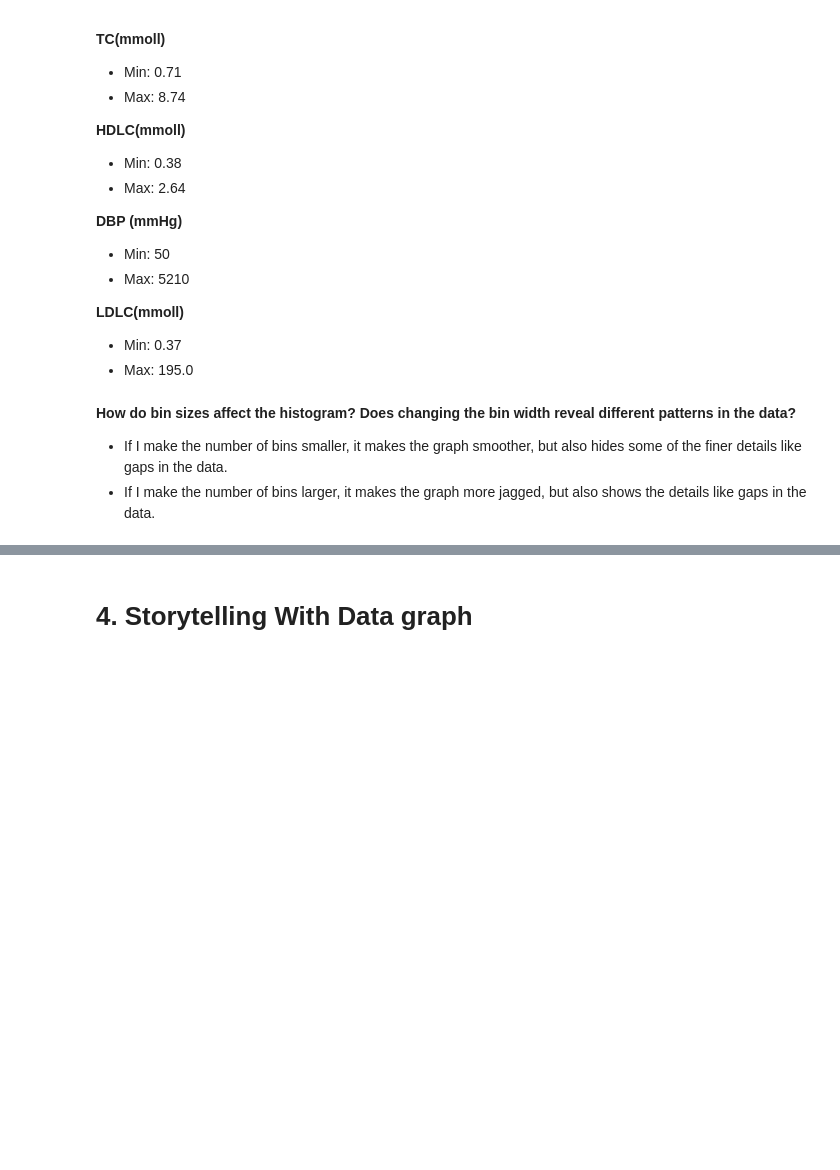
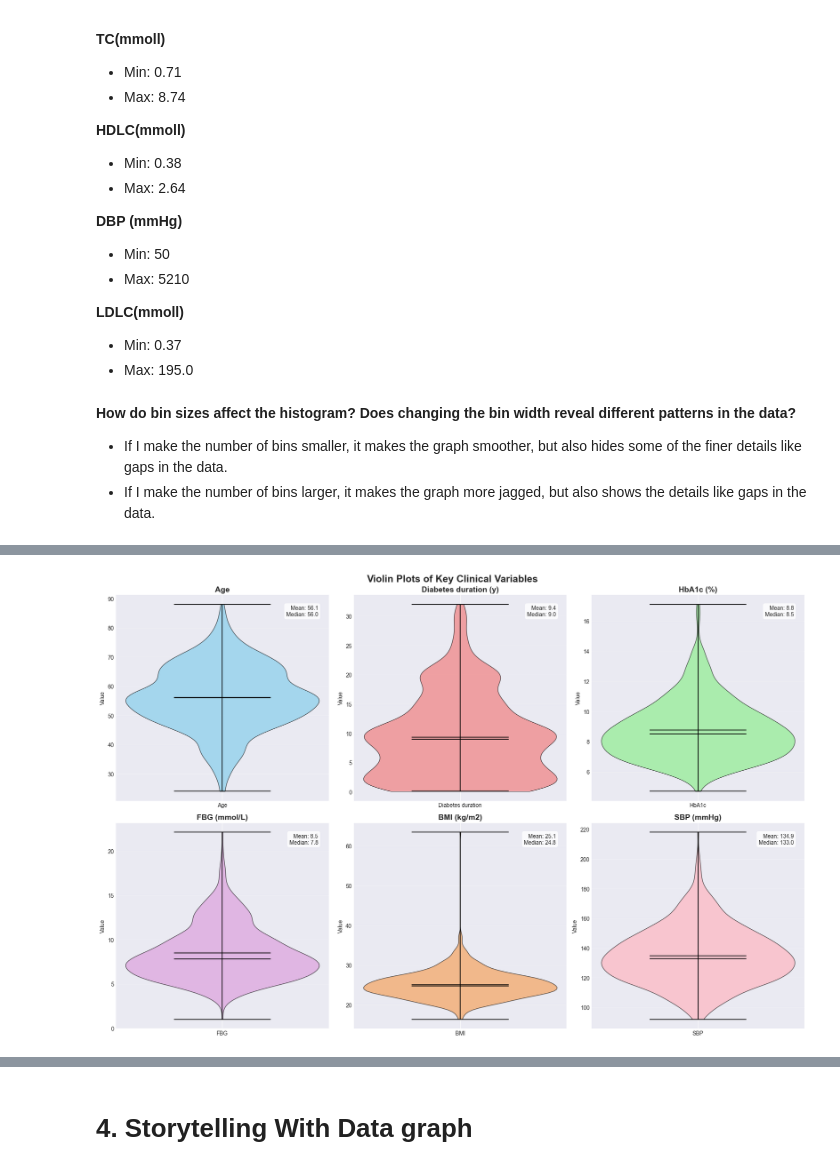
Before and after one commit to reynolkb-bu/bu-cds-dx699-2025-summer, a Jupyter notebook: notebooks/week-4/OMDS-ModB2-Week4-Reynolds-Kyle.ipynb, the cells around one changed output, grey strips where cells are left out. Saved outputs shown, nothing was run; the diff lists cells and outputs as text; code cells hidden in the pictures; blank space fills up the shorter version.

```diff
--- a/notebooks/week-4/OMDS-ModB2-Week4-Reynolds-Kyle.ipynb
+++ b/notebooks/week-4/OMDS-ModB2-Week4-Reynolds-Kyle.ipynb
@@ -346,0 +351,43 @@ plt.show()
+# %%
+fig, axes = plt.subplots(2, 3, figsize=(18, 12))
+fig.suptitle('Violin Plots of Key Clinical Variables', fontsize=18, fontweight='bold')
+
+violin_vars = ['Age', 'Diabetes duration (y)', 'HbA1c (%)', 'FBG (mmol/L)', 'BMI (kg/m2)', 'SBP (mmHg)']
+colors = ['skyblue', 'lightcoral', 'lightgreen', 'plum', 'sandybrown', 'lightpink']
+
+axes = axes.flatten()
+
+for idx, (col, color) in enumerate(zip(violin_vars, colors)):
+    data = df[col].dropna()
+
+    parts = axes[idx].violinplot([data], positions=[1], showmeans=True, showmedians=True, showextrema=True)
+
+    for pc in parts['bodies']:
+        pc.set_facecolor(color)
+        pc.set_alpha(0.7)
+        pc.set_edgecolor('black')
+
+    for partname in ('cbars', 'cmins', 'cmaxes', 'cmedians', 'cmeans'):
+        if partname in parts:
+            vp = parts[partname]
+            vp.set_edgecolor('black')
+            vp.set_linewidth(1.5)
+
+    axes[idx].set_title(f'{col}', fontsize=14, fontweight='bold')
+    axes[idx].set_ylabel('Value')
+    axes[idx].set_xticks([1])
+    axes[idx].set_xticklabels([col.split('(')[0].strip()])
+    axes[idx].grid(axis='y', alpha=0.3)
+
+    mean_val = data.mean()
+    median_val = data.median()
+    axes[idx].text(0.95, 0.95, f'Mean: {mean_val:.1f}\nMedian: {median_val:.1f}',
+                   transform=axes[idx].transAxes,
+                   verticalalignment='top',
+                   horizontalalignment='right',
+                   bbox=dict(boxstyle='round', facecolor='white', alpha=0.8))
+
+plt.tight_layout()
+plt.show()
+# %% [output]
+[figure, added]
```
Also changed, not shown: parts of 23 cells of this notebook.
